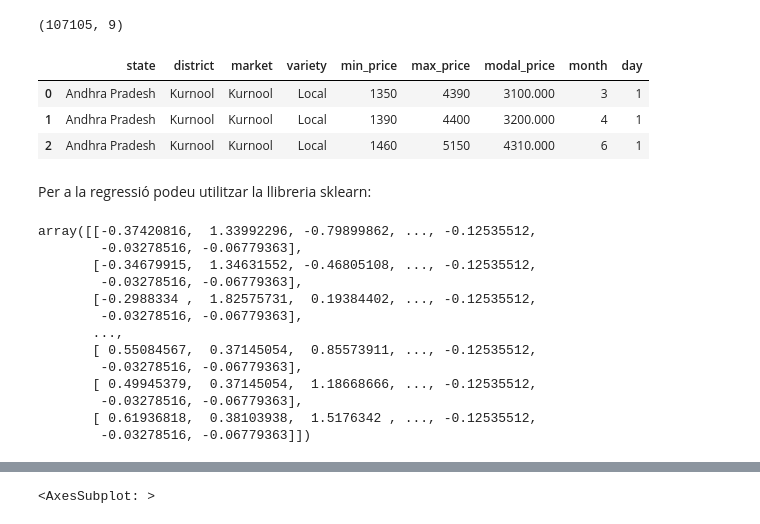
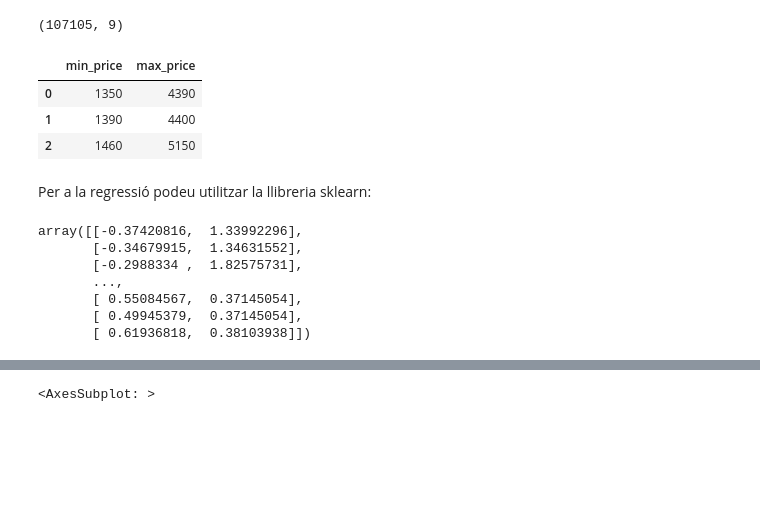
Before and after one commit to jonaprg/Onion-Price-prediction-using-regression, a Jupyter notebook: Practica1-RegressionGPA404.ipynb, the cells around one changed output, grey strips where cells are left out. Saved outputs shown, nothing was run; the diff lists cells and outputs as text; code cells hidden in the pictures; blank space fills up the shorter version.

```diff
--- a/Practica1-RegressionGPA404.ipynb
+++ b/Practica1-RegressionGPA404.ipynb
@@ -192,33 +192,37 @@ train_dataset.shape
 # %%
 from sklearn.preprocessing import OneHotEncoder
 from sklearn.compose import make_column_transformer
 
 
 train_dataset_state_variety = train_dataset[['state','variety', 'min_price', 'max_price', 'month', 'day']]
 train_df_x_variety = train_dataset[['variety', 'min_price', 'max_price', 'month', 'day']]
 train_df_x_state = train_dataset[['state', 'min_price', 'max_price', 'month', 'day']]
 train_df_y = train_dataset['modal_price']
+
+df_x_prices = train_dataset[['min_price', 'max_price']]
+df_x_max_price = train_dataset[ 'max_price']
+
 
 def replace_categorical(df):
     columns = df.columns
     for col in columns:
         if df[col].dtype == 'object':
             df = pd.concat([df, pd.get_dummies(df[col],prefix=col)], axis=1)
             df = df.drop(columns=col)
 
     return df
 
 
 train_dataset_state_variety = replace_categorical(train_dataset_state_variety)
 train_df_x_variety = replace_categorical(train_df_x_variety)
 train_df_x_state = replace_categorical(train_df_x_state)
 
-train_dataset.head(3)
+df_x_prices.head(3)
 # %% [output]
-|  | state | district | market | variety | min_price | max_price | modal_price | month | day |
-| 0 | Andhra Pradesh | Kurnool | Kurnool | Local | 1350 | 4390 | 3100.000 | 3 | 1 |
-| 1 | Andhra Pradesh | Kurnool | Kurnool | Local | 1390 | 4400 | 3200.000 | 4 | 1 |
-| 2 | Andhra Pradesh | Kurnool | Kurnool | Local | 1460 | 5150 | 4310.000 | 6 | 1 |
+|  | min_price | max_price |
+| 0 | 1350 | 4390 |
+| 1 | 1390 | 4400 |
+| 2 | 1460 | 5150 |
 # %%
 import math
 
@@ -259,26 +263,24 @@ def standarize(x, mean=None, std=None):
     return (x - mean[None, :]) / std[None, :], mean, std
 
 train_df_x_norm, mean, std = standarize(train_dataset_state_variety.values)
-#train_df_x_norm_variety, mean, std = standarize(train_df_x_variety.values)
-#train_df_x_norm_state, mean, std = standarize(train_df_x_state.values)
+train_df_x_norm_variety, mean, std = standarize(train_df_x_variety.values)
+train_df_x_norm_state, mean, std = standarize(train_df_x_state.values)
 
 train_df_y_norm, mean, std = standarize(train_df_y.values[:, None])
 
-train_df_x_norm
+df_x_prices_norm, mean, std = standarize(df_x_prices.values)
+
+
+
+df_x_prices_norm
 # %% [output]
-array([[-0.37420816,  1.33992296, -0.79899862, ..., -0.12535512,
-        -0.03278516, -0.06779363],
-       [-0.34679915,  1.34631552, -0.46805108, ..., -0.12535512,
-        -0.03278516, -0.06779363],
-       [-0.2988334 ,  1.82575731,  0.19384402, ..., -0.12535512,
-        -0.03278516, -0.06779363],
+array([[-0.37420816,  1.33992296],
+       [-0.34679915,  1.34631552],
+       [-0.2988334 ,  1.82575731],
        ...,
-       [ 0.55084567,  0.37145054,  0.85573911, ..., -0.12535512,
-        -0.03278516, -0.06779363],
-       [ 0.49945379,  0.37145054,  1.18668666, ..., -0.12535512,
-        -0.03278516, -0.06779363],
-       [ 0.61936818,  0.38103938,  1.5176342 , ..., -0.12535512,
-        -0.03278516, -0.06779363]])
+       [ 0.55084567,  0.37145054],
+       [ 0.49945379,  0.37145054],
+       [ 0.61936818,  0.38103938]])
 # %%
 correlation_df_variety_price = pd.concat([train_df_x_variety, train_df_y], axis=1)
 f, ax = plt.subplots(figsize=(35,35))
```
Also changed, not shown: parts of 12 cells of this notebook.
